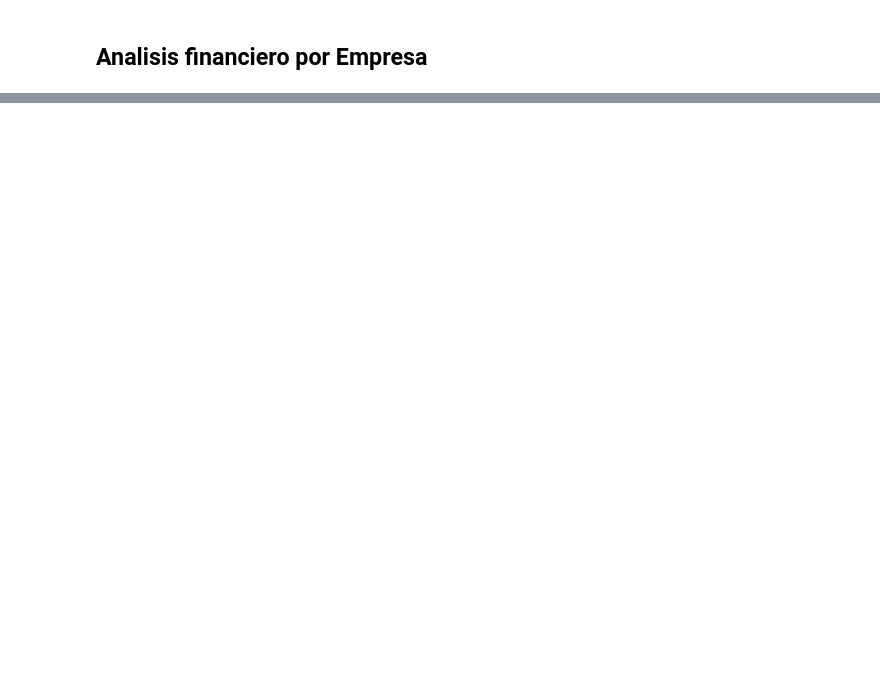
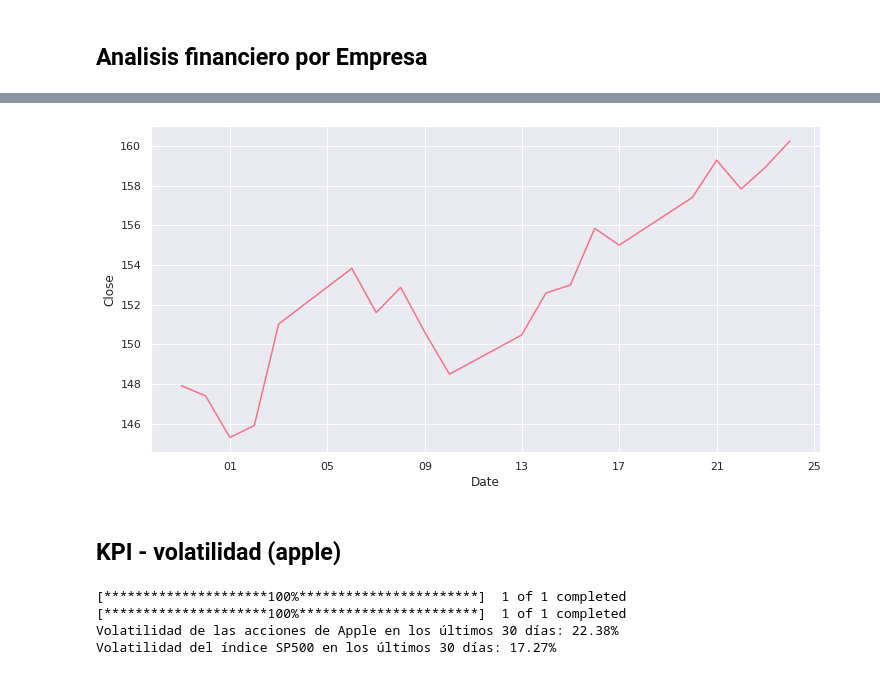
Before and after one commit to diegomaneyro/Analytics, a Jupyter notebook: Anáisis de Riesgo/Analisis_Riesgo.ipynb, the cells around one changed output, grey strips where cells are left out. Saved outputs shown, nothing was run; the diff lists cells and outputs as text; code cells hidden in the pictures; blank space fills up the shorter version.

```diff
--- a/Anáisis de Riesgo/Analisis_Riesgo.ipynb
+++ b/Anáisis de Riesgo/Analisis_Riesgo.ipynb
@@ -177,0 +43,47 @@ Date
+# %%
+import matplotlib.pyplot as plt
+import matplotlib.dates as mdates
+
+# Obtener datos históricos de Apple ultimos 30 dias
+msft = yf.Ticker("AAPL")
+hist = msft.history(period="1mo")
+
+# Configurar gráfica con Seaborn
+sns.set_style("darkgrid")
+fig, ax = plt.subplots(figsize=(12, 6))
+sns.lineplot(x=hist.index, y=hist["Close"], ax=ax)
+
+# Configurar formato del eje x
+date_fmt = mdates.DateFormatter('%d')
+ax.xaxis.set_major_formatter(date_fmt)
+
+# Mostrar gráfica
+plt.show()
+# %% [output]
+[figure, added]
+# %% [markdown]
+## KPI - volatilidad (apple)
+# %%
+import pandas as pd
+import yfinance as yf
+
+# Descargar los datos históricos de Apple y el índice SP500
+apple = yf.download("AAPL", period="30d")
+sp500 = yf.download("^GSPC", period="30d")
+
+# Calcular las variaciones porcentuales diarias
+apple_returns = apple["Close"].pct_change()
+sp500_returns = sp500["Close"].pct_change()
+
+# Calcular la volatilidad de las acciones de Apple y del índice SP500
+apple_volatility = apple_returns.std() * (252 ** 0.5) # 252 es el número de días de negociación en un año
+sp500_volatility = sp500_returns.std() * (252 ** 0.5)
+
+# Imprimir los resultados
+print("Volatilidad de las acciones de Apple en los últimos 30 días: {:.2f}%".format(apple_volatility*100))
+print("Volatilidad del índice SP500 en los últimos 30 días: {:.2f}%".format(sp500_volatility*100))
+# %% [output]
+[*********************100%***********************]  1 of 1 completed
+[*********************100%***********************]  1 of 1 completed
+Volatilidad de las acciones de Apple en los últimos 30 días: 22.38%
+Volatilidad del índice SP500 en los últimos 30 días: 17.27%
```
Also changed, not shown: parts of 58 cells of this notebook.
